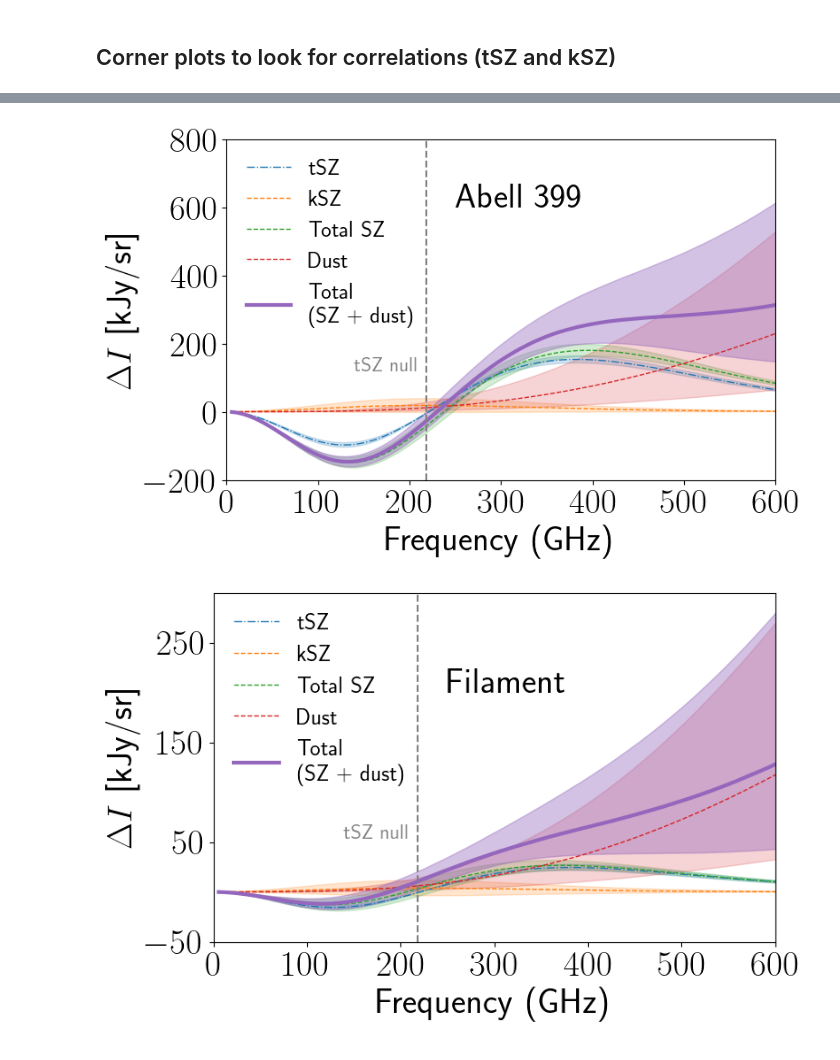
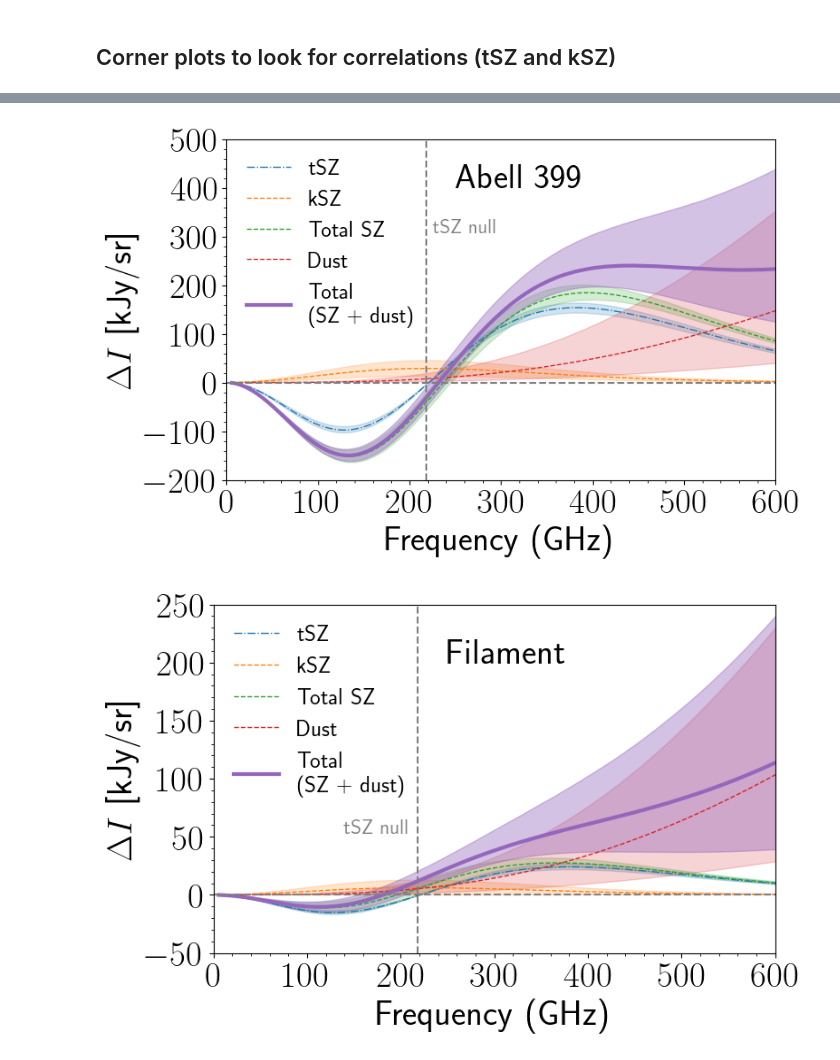
Before and after one commit to guanyilun/multi-freq-bridge, a Jupyter notebook: notebooks/sz_dust_spectrum.ipynb, the cells around one changed output, grey strips where cells are left out. Drawn from its saved outputs; the diff is of its cells as text; code cells hidden in the pictures.

Commit message:
spectrum

```diff
--- a/notebooks/sz_dust_spectrum.ipynb
+++ b/notebooks/sz_dust_spectrum.ipynb
@@ -32,7 +32,7 @@ import astropy.units as u
 # %% [markdown]
 ## Extract chain
 # %%
-chain = "/home/gill/research/ACT/bridge/results/ajay/final_runs/case23/chain.h5"
+chain = "/home/gill/research/ACT/bridge/results/ajay/final_runs/case54/chain.h5"
 sampler = emcee.backends.HDFBackend(chain)
 samples = sampler.get_chain(discard=50000, flat=True, thin=500)
 # %% [markdown]
@@ -69,17 +69,17 @@ for sample in samples:
     c1_tau = sample[6]
     c1_Te = sample[7]
     c1_A_D = sample[8]
-    c1_v = sample[9] * -1
+    c1_v = sample[9] * 1
 
     c2_tau = sample[16]
     c2_Te = sample[17]
     c2_A_D = sample[18]
-    c2_v = sample[19] * -1
+    c2_v = sample[19] * 1
 
     fil_tau = sample[24]
     fil_Te = sample[25]
     fil_A_D = sample[26]
-    fil_v = sample[27] * -1
+    fil_v = sample[27] * 1
 
     # cluster 1 (tSZ)
     SZ_params_c1_tSZ = SZ.parameters()
@@ -846,39 +914,42 @@ ax1.plot(SZ_params_c2_tSZ.nucmb, dust_c2_signals_mean, label='Dust', color='C3',
 ax1.fill_between(SZ_params_c2_tSZ.nucmb,
                  dust_c2_signals_percentile_16,
                  dust_c2_signals_percentile_84,
                  color='C3', alpha=.2
                  )
 
 ax1.plot(SZ_params_c2_tSZ.nucmb, c2_signals_total_mean, label='Total \n(SZ + dust)', color='C4', linestyle='-', lw=3)
 
 ax1.fill_between(SZ_params_c2_tSZ.nucmb,
                  c2_signals_total_percentile_16,
                  c2_signals_total_percentile_84,
                  color='C4', alpha=0.4)
 
 ax1.xaxis.set_major_formatter(ticker.ScalarFormatter())
 ax1.set_xlabel(r'Dimensionless frequency, $x= h\nu/k_{\rm B}T_{\rm CMB}$')
 ax1.set_ylabel('$\Delta I$ [kJy/sr]')
 ax1.legend(fontsize=18, frameon=0, loc='upper left', ncol=1, edgecolor='black')
 
 # plt.axhline(0, color='grey', linestyle='--', alpha=0.2)
 plt.xlabel('Frequency (GHz)')
 plt.xticks(np.arange(0, 1200, 200))
 #plt.savefig("../plots/sz_spectrum_tSZ_kSZ_total.pdf", bbox_inches='tight', dpi=400)
 
 # vertical line at freq = 218
 plt.axvline(218, color='grey', linestyle='--')
-plt.text(174, 110, 'tSZ null', color='grey', fontsize=16, ha='center', va='bottom')
-plt.ylim(-190, 800)
+plt.text(260, 300, 'tSZ null', color='grey', fontsize=16, ha='center', va='bottom')
+plt.ylim(-190, 500)
 plt.xlim(0, 600)
-ax1.set_yticks(np.arange(-200, 801, 200))
+ax1.set_yticks(np.arange(-200, 501, 100))
 ax1.set_xticks(np.arange(0, 601, 100))
-plt.text(250, 600, "Abell 399")
+# horizontal line at y = 0
+plt.axhline(0, color='grey', linestyle='--', alpha=1)
+plt.text(250, 400, "Abell 399")
 # ax1.grid()
-plt.savefig("../plots/sz_dust_spectrum_a399.pdf", bbox_inches='tight', dpi=400)
+plt.minorticks_on()
+plt.savefig("../plots/sz_dust_spectrum_a399_sep14.pdf", bbox_inches='tight', dpi=400)
 plt.show()
 # %% [output]
-[figure, old version]
+[figure, new version]
 # %%
 import matplotlib.ticker as ticker
 
@@ -938,16 +1009,18 @@ plt.xticks(np.arange(0, 1200, 200))
 # vertical line at freq = 218
 plt.axvline(218, color='grey', linestyle='--')
 plt.text(174, 50, 'tSZ null', color='grey', fontsize=16, ha='center', va='bottom')
-plt.ylim(-50, 300)
+plt.ylim(-50, 250)
 plt.xlim(0, 600)
-ax1.set_yticks(np.arange(-50, 301, 100))
+ax1.set_yticks(np.arange(-50, 251, 50))
 ax1.set_xticks(np.arange(0, 601, 100))
 plt.text(250, 200, "Filament")
+plt.axhline(0, color='grey', linestyle='--', alpha=1)
 # ax1.grid()
-plt.savefig("../plots/sz_dust_spectrum_fil.pdf", bbox_inches='tight', dpi=400)
+plt.minorticks_on()
+plt.savefig("../plots/sz_dust_spectrum_fil_sep14.pdf", bbox_inches='tight', dpi=400)
 plt.show()
 # %% [output]
-[figure, old version]
+[figure, new version]
 # %%
 # import matplotlib.ticker as ticker
 
```
Also changed, not shown: parts of 3 cells of this notebook, 4 other files.
